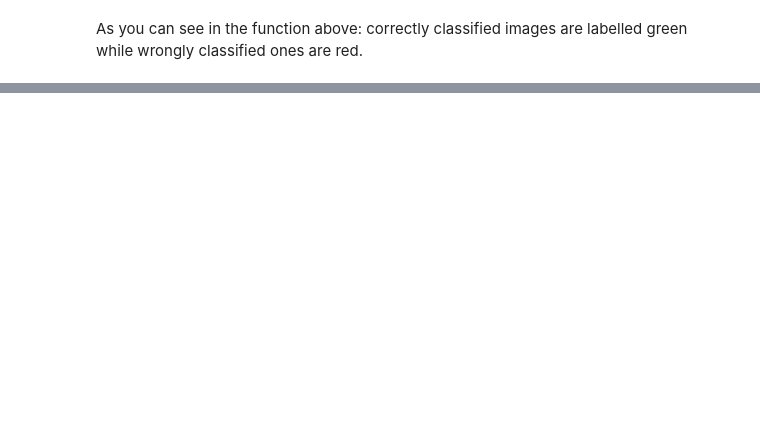
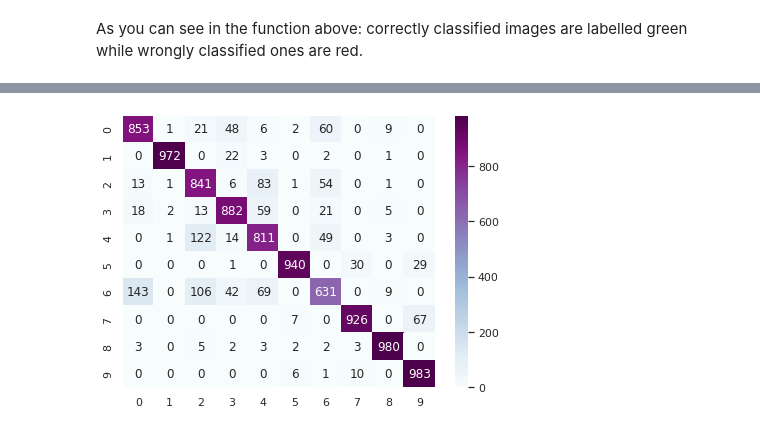
Before and after one commit to ilante/AML_91934_exam, a Jupyter notebook: AML_1_and_2.ipynb, the cells around one changed output, grey strips where cells are left out. Saved outputs shown, nothing was run; the diff lists cells and outputs as text; code cells hidden in the pictures; blank space fills up the shorter version.

```diff
--- a/AML_1_and_2.ipynb
+++ b/AML_1_and_2.ipynb
@@ -467,0 +532,6 @@ time: 5.63 s (started: 2021-12-06 15:40:09 +00:00)
+# %%
+f,ax = plt.subplots(figsize=(7,5))
+sns.heatmap(confusion, annot=True, cmap="BuPu", fmt='',ax=ax)
+plt.show()
+# %% [output]
+[figure, added]
```
Also changed, not shown: parts of 48 cells of this notebook.
